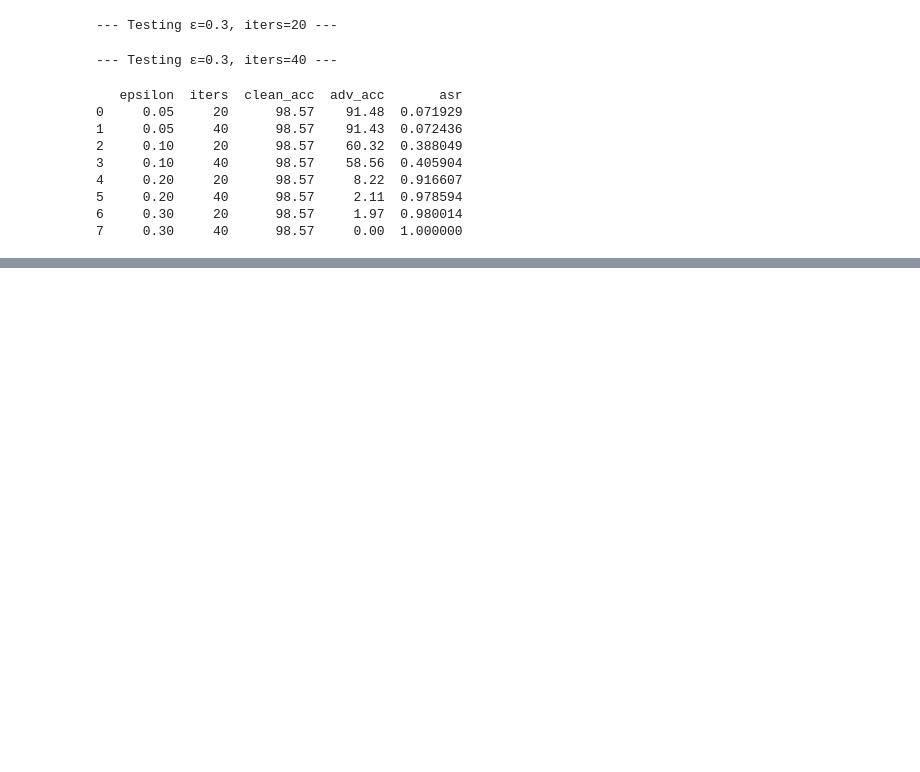
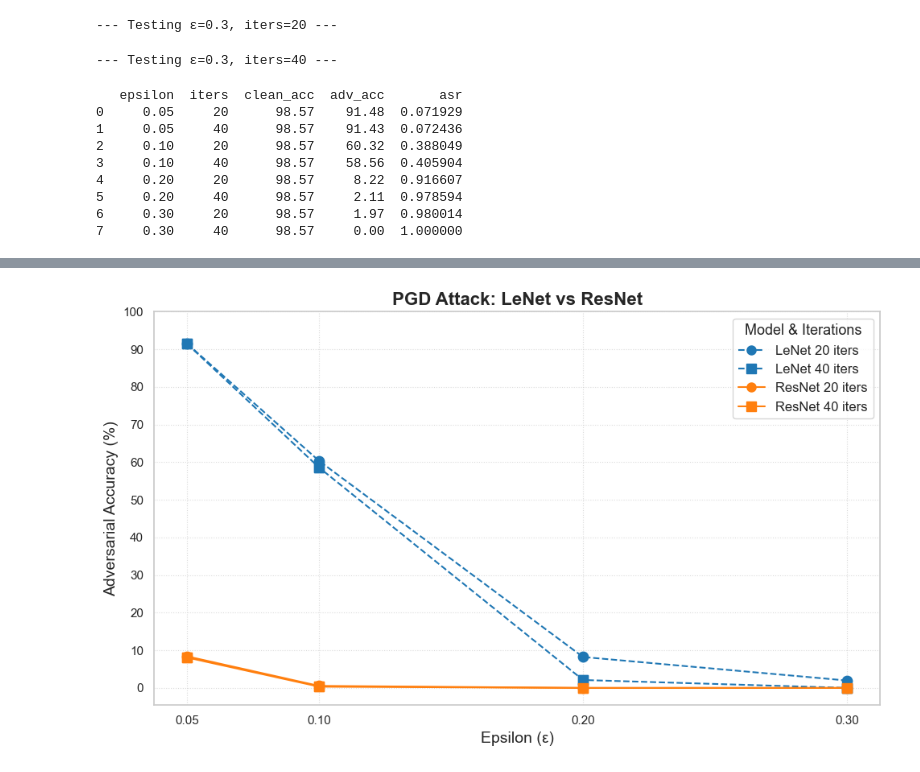
Before and after one commit to mayoayileka09/mnist-fgsm-adversarial-attack, a Jupyter notebook: Final.ipynb, the cells around one changed output, grey strips where cells are left out. Saved outputs shown, nothing was run; the diff lists cells and outputs as text; code cells hidden in the pictures; blank space fills up the shorter version.

```diff
--- a/Final.ipynb
+++ b/Final.ipynb
@@ -258,0 +376,60 @@ print(df)
+# %%
+resnet_df = pd.read_csv("ResNetResults.csv")
+lenet_df = pd.read_csv("LeNetResults.csv")
+# %%
+# Color and marker setup (colorblind-friendly)
+colors = {'LeNet': '#1f77b4', 'ResNet': '#ff7f0e'}  # blue and orange
+markers = {20: 'o', 40: 's'}
+linestyles = {'LeNet': '--', 'ResNet': '-'}
+
+plt.figure(figsize=(10,6))
+
+# --- Plot LeNet ---
+for iters in [20, 40]:
+    subset = lenet_df[lenet_df['iters'] == iters]
+    plt.plot(subset['epsilon'], subset['adv_acc'],
+             label=f'LeNet {iters} iters',
+             color=colors['LeNet'],
+             marker=markers[iters],
+             linestyle=linestyles['LeNet'],
+             markersize=8)
+    plt.scatter(subset['epsilon'], subset['adv_acc'],
+                color=colors['LeNet'],
+                marker=markers[iters],
+                s=80)
+
+# --- Plot ResNet ---
+for iters in [20, 40]:
+    subset = resnet_df[resnet_df['iters'] == iters]
+
+    # Avoid plotting duplicate lines for overlapping adv_acc
+    # Only plot line if values are different from previous iteration
+    if not all(subset['adv_acc'].values == resnet_df[resnet_df['iters']==20]['adv_acc'].values) or iters == 20:
+        plt.plot(subset['epsilon'], subset['adv_acc'],
+                 label=f'ResNet {iters} iters',
+                 color=colors['ResNet'],
+                 marker=markers[iters],
+                 linestyle=linestyles['ResNet'],
+                 markersize=8)
+    plt.scatter(subset['epsilon'], subset['adv_acc'],
+                color=colors['ResNet'],
+                marker=markers[iters],
+                s=80)
+
+# Labels and title
+plt.xlabel('Epsilon (ε)', fontsize=14)
+plt.ylabel('Adversarial Accuracy (%)', fontsize=14)
+plt.title('PGD Attack: LeNet vs ResNet', fontsize=16, fontweight='bold')
+
+# Legend
+plt.legend(title='Model & Iterations', fontsize=12, title_fontsize=13)
+
+# Ticks and grid
+plt.xticks([0.05,0.10,0.20,0.30])
+plt.yticks(range(0,101,10))
+plt.grid(True, linestyle=':', linewidth=0.8, alpha=0.7)
+
+plt.tight_layout()
+plt.show()
+# %% [output]
+[figure, added]
```
Also changed, not shown: parts of 8 cells of this notebook, 2 other files.
